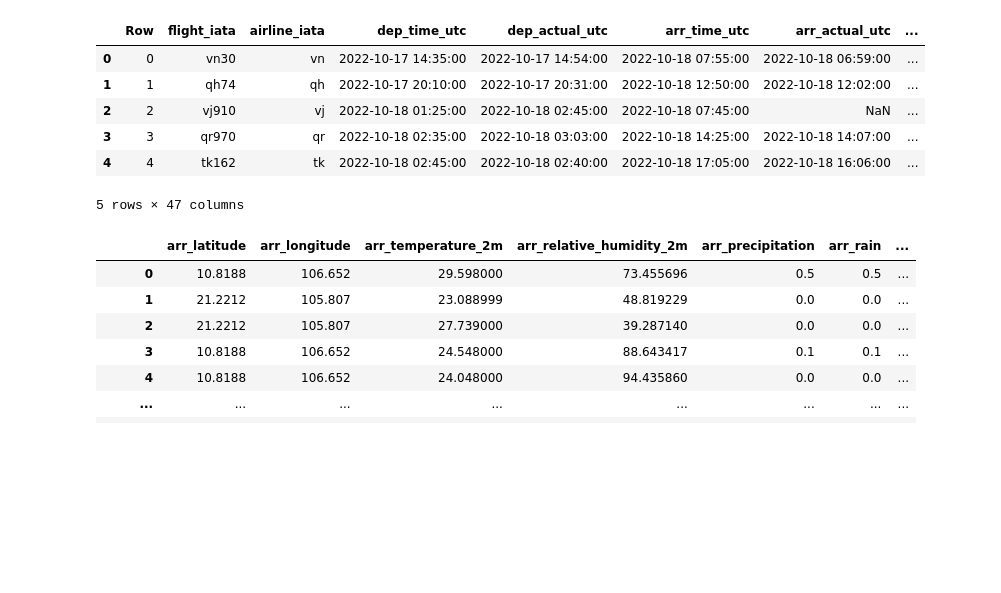
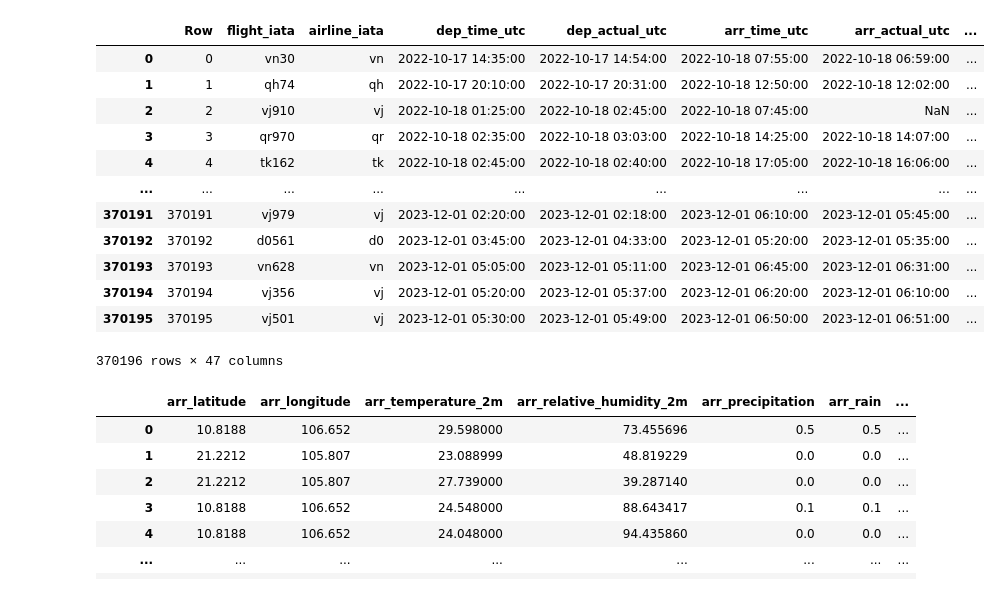
Before and after one commit to jkruke/airline-delay-prediction, a Jupyter notebook: predict/weather_features.ipynb, the cells around one changed output. Drawn from its saved outputs; the diff is of its cells as text; code cells hidden in the pictures; blank space fills up the shorter version.

```diff
--- a/predict/weather_features.ipynb
+++ b/predict/weather_features.ipynb
@@ -7,15 +7,21 @@ from sklearn import tree
 # %%
 DATA_CSV = '../data/history/flightsHistory.csv.gz'
 data_og = pd.read_csv(DATA_CSV)
-data_og.head()
+data_og
 # %% [output]
 |  | Row | flight_iata | airline_iata | dep_time_utc | dep_actual_utc | arr_time_utc | arr_actual_utc | ... |
 | 0 | 0 | vn30 | vn | 2022-10-17 14:35:00 | 2022-10-17 14:54:00 | 2022-10-18 07:55:00 | 2022-10-18 06:59:00 | ... |
 | 1 | 1 | qh74 | qh | 2022-10-17 20:10:00 | 2022-10-17 20:31:00 | 2022-10-18 12:50:00 | 2022-10-18 12:02:00 | ... |
 | 2 | 2 | vj910 | vj | 2022-10-18 01:25:00 | 2022-10-18 02:45:00 | 2022-10-18 07:45:00 | NaN | ... |
 | 3 | 3 | qr970 | qr | 2022-10-18 02:35:00 | 2022-10-18 03:03:00 | 2022-10-18 14:25:00 | 2022-10-18 14:07:00 | ... |
 | 4 | 4 | tk162 | tk | 2022-10-18 02:45:00 | 2022-10-18 02:40:00 | 2022-10-18 17:05:00 | 2022-10-18 16:06:00 | ... |
+| ... | ... | ... | ... | ... | ... | ... | ... | ... |
+| 370191 | 370191 | vj979 | vj | 2023-12-01 02:20:00 | 2023-12-01 02:18:00 | 2023-12-01 06:10:00 | 2023-12-01 05:45:00 | ... |
+| 370192 | 370192 | d0561 | d0 | 2023-12-01 03:45:00 | 2023-12-01 04:33:00 | 2023-12-01 05:20:00 | 2023-12-01 05:35:00 | ... |
+| 370193 | 370193 | vn628 | vn | 2023-12-01 05:05:00 | 2023-12-01 05:11:00 | 2023-12-01 06:45:00 | 2023-12-01 06:31:00 | ... |
+| 370194 | 370194 | vj356 | vj | 2023-12-01 05:20:00 | 2023-12-01 05:37:00 | 2023-12-01 06:20:00 | 2023-12-01 06:10:00 | ... |
+| 370195 | 370195 | vj501 | vj | 2023-12-01 05:30:00 | 2023-12-01 05:49:00 | 2023-12-01 06:50:00 | 2023-12-01 06:51:00 | ... |
-5 rows × 47 columns
+370196 rows × 47 columns
 # %%
 # Select just columns related to weather and delay time
 weather_num_cols = [
```
Also changed, not shown: parts of 11 cells of this notebook, 2 other files.
